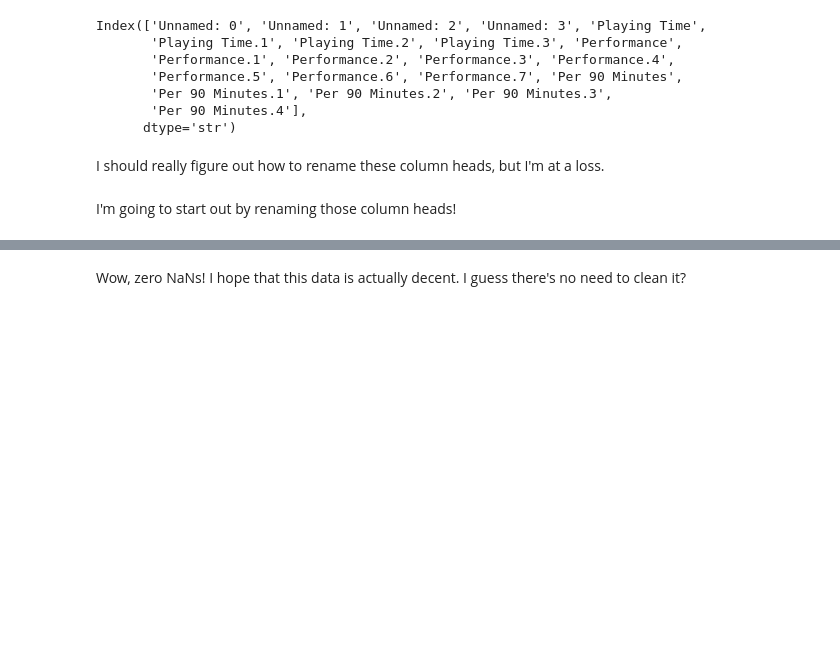
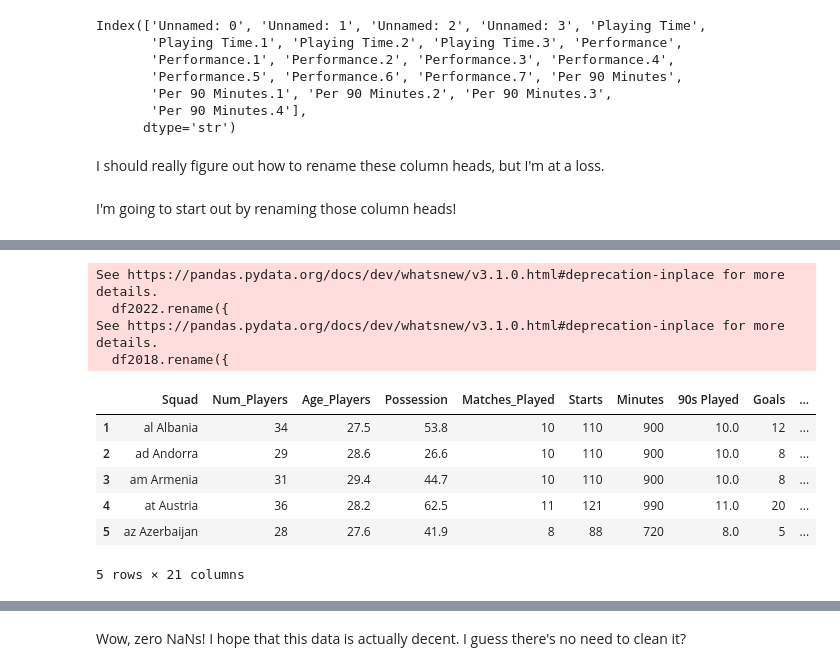
Before and after one commit to aalskdjfhg123/MDST-Sports-Soccer, a Jupyter notebook: WCQ_UEFA_datasets/attempt.ipynb, the cells around one changed output, grey strips where cells are left out. Cells and saved outputs as stored; diff of their text form; code cells hidden in the pictures; blank space fills up the shorter version.

```diff
--- a/WCQ_UEFA_datasets/attempt.ipynb
+++ b/WCQ_UEFA_datasets/attempt.ipynb
@@ -66,0 +115,55 @@ dtype: int64
+# %%
+df2022.rename({
+    'Unnamed: 0':'Squad',
+    'Unnamed: 1':'Num_Players',
+    'Unnamed: 2':'Age_Players',
+    'Unnamed: 3':'Possession',
+    'Playing Time':'Matches_Played',
+    'Playing Time.1': "Starts",
+    'Playing Time.2': "Minutes",
+    'Playing Time.3': "90s Played",
+    "Performance" : "Goals",
+    'Performance.1': "Assists",
+    'Performance.2': "Goals and Assists",
+    'Performance.3': "Non-Penalty Goals",
+    'Performance.4': "Penalty Kicks Made",
+    'Performance.5': "Penalty Kicks Attempted",
+    'Performance.6' : "Yellow Cards",
+    'Performance.7' : "Red Cards"
+    },
+    axis=1, inplace=True)
+df2018.rename({
+    'Unnamed: 0':'Squad',
+    'Unnamed: 1':'Num_Players',
+    'Unnamed: 2':'Age_Players',
+    'Unnamed: 3':'Possession',
+    'Playing Time':'Matches_Played',
+    'Playing Time.1': "Starts",
+    'Playing Time.2': "Minutes",
+    'Playing Time.3': "90s Played",
+    "Performance" : "Goals",
+    'Performance.1': "Assists",
+    'Performance.2': "Goals and Assists",
+    'Performance.3': "Non-Penalty Goals",
+    'Performance.4': "Penalty Kicks Made",
+    'Performance.5': "Penalty Kicks Attempted",
+    'Performance.6' : "Yellow Cards",
+    'Performance.7' : "Red Cards"
+    },
+    axis=1, inplace=True)
+# %% [output]
+See https://pandas.pydata.org/docs/dev/whatsnew/v3.1.0.html#deprecation-inplace for more details.
+  df2022.rename({
+See https://pandas.pydata.org/docs/dev/whatsnew/v3.1.0.html#deprecation-inplace for more details.
+  df2018.rename({
+# %%
+df2022 = df2022.iloc[1:]
+df2022.head()
+# %% [output]
+|  | Squad | Num_Players | Age_Players | Possession | Matches_Played | Starts | Minutes | 90s Played | Goals | ... |
+| 1 | al Albania | 34 | 27.5 | 53.8 | 10 | 110 | 900 | 10.0 | 12 | ... |
+| 2 | ad Andorra | 29 | 28.6 | 26.6 | 10 | 110 | 900 | 10.0 | 8 | ... |
+| 3 | am Armenia | 31 | 29.4 | 44.7 | 10 | 110 | 900 | 10.0 | 8 | ... |
+| 4 | at Austria | 36 | 28.2 | 62.5 | 11 | 121 | 990 | 11.0 | 20 | ... |
+| 5 | az Azerbaijan | 28 | 27.6 | 41.9 | 8 | 88 | 720 | 8.0 | 5 | ... |
+5 rows × 21 columns
```
Also changed, not shown: parts of 19 cells of this notebook, 1 other file.
